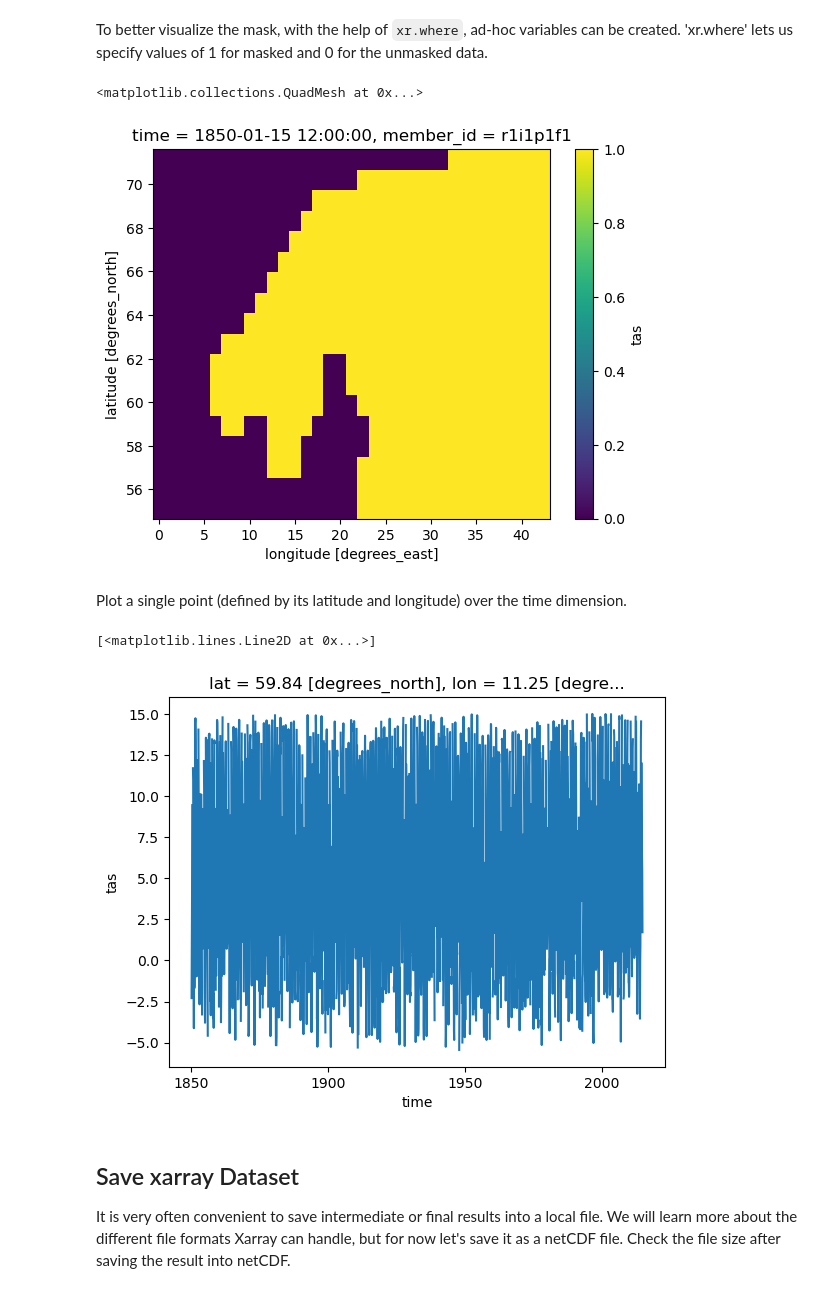
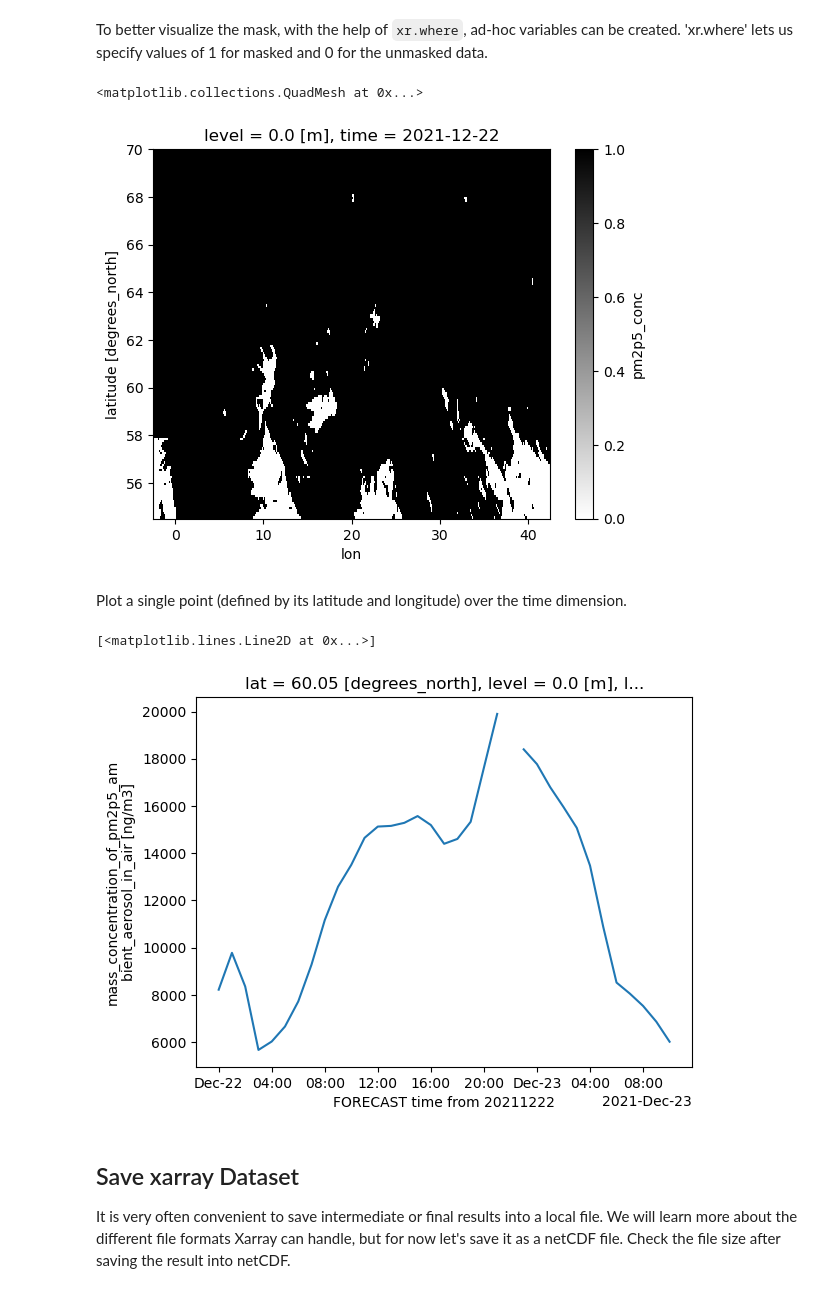
Before and after one commit to pangeo-data/geo-open-hack-2024, a Jupyter notebook: docs/pangeo/xarray_introduction.ipynb, the cells around one changed output. Cells and saved outputs as stored; diff of their text form; code cells hidden in the pictures.

```diff
--- a/docs/pangeo/xarray_introduction.ipynb
+++ b/docs/pangeo/xarray_introduction.ipynb
@@ -578,0 +608,2 @@ array([[[[  3.9915466 ,   3.9372864 ,   3.63208   , ..., -17.947784  ,
+# %%
+cams_AOI.attrs["units"] = "ng/m3"
@@ -612,0 +667,3 @@ We have monthly data. To obtain yearly values, we can group values per year and
+# %%
+list_times = np.datetime64('2021-12-22') + cams.time
+print(pd.to_datetime(list_times).strftime("%d %b %H:%S UTC"))
@@ -612,0 +688,2 @@ We have monthly data. To obtain yearly values, we can group values per year and
+# %%
+cams_AOI["time"] = list_times
@@ -670,19 +763,19 @@ tas_masked.isel(time=0).plot()
 # %% [markdown]
 To better visualize the mask, with the help of `xr.where`, ad-hoc variables can be created. 'xr.where' lets us specify values of 1 for masked and 0 for the unmasked data.
 # %%
-mask = xr.where((tas_AOI <= -5.5) | (tas_AOI >= 15), 1, 0)
+mask = xr.where((cams_AOI <= 5000) | (cams_AOI >= 20000), 1, 0)
 # %%
-mask.isel(time=0).plot()
+mask.isel(time=0).plot(cmap="binary")
 # %% [output]
 <matplotlib.collections.QuadMesh at 0x...>
-[figure, old version]
+[figure, new version]
 # %% [markdown]
 Plot a single point (defined by its latitude and longitude) over the time dimension.
 # %%
-tas_masked.sel(lat=60., lon=10.75, method='nearest').plot()
+cams_masked.sel(lat=60., lon=10.75, method='nearest').plot()
 # %% [output]
 [<matplotlib.lines.Line2D at 0x...>]
-[figure, old version]
+[figure, new version]
 # %% [markdown]
 ## Save xarray Dataset
 
```
Also changed, not shown: parts of 61 cells of this notebook, 1 other file.
